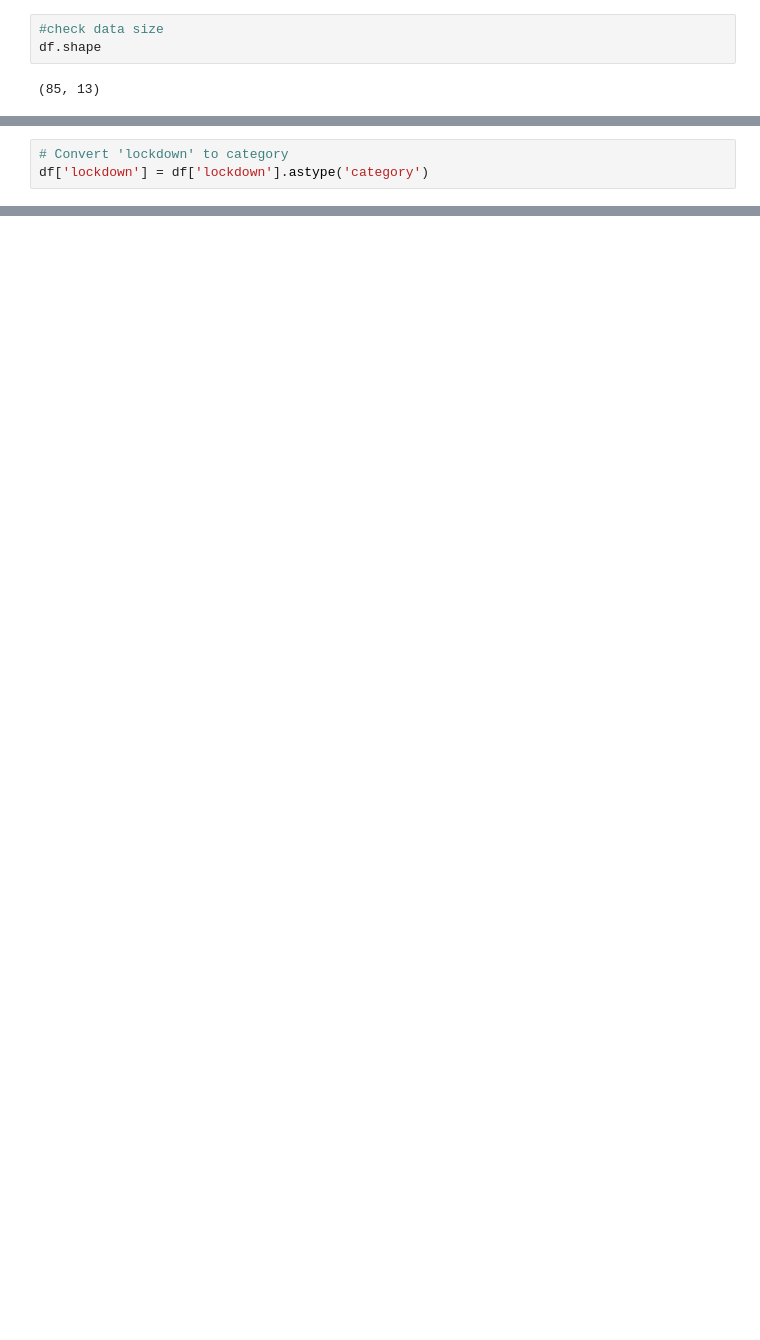
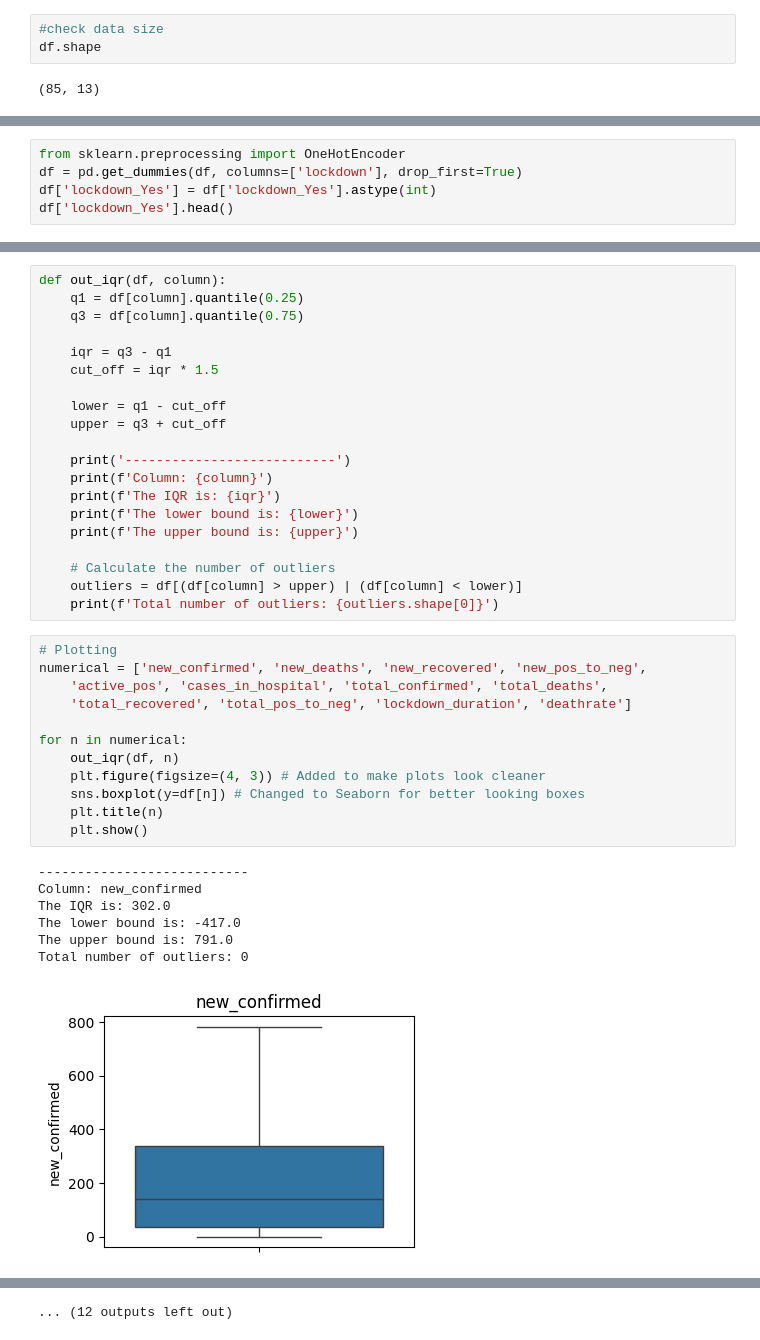
Before and after one commit to ammarnabilhussein/Egy-COVID-19-Analysis, a Jupyter notebook: EGY_COVID_19_Analysis.ipynb, the cells around one changed output, grey strips where cells are left out. Saved outputs shown, nothing was run; the diff lists cells and outputs as text; blank space fills up the shorter version.

```diff
--- a/EGY_COVID_19_Analysis.ipynb
+++ b/EGY_COVID_19_Analysis.ipynb
@@ -121,3 +125,0 @@ dtype: object
-# %%
-# Convert 'lockdown' to category
-df['lockdown'] = df['lockdown'].astype('category')
@@ -149,0 +176,5 @@ df.to_csv('Egy-COVID-19_Cleaned.csv', index=False)
+# %%
+from sklearn.preprocessing import OneHotEncoder
+df = pd.get_dummies(df, columns=['lockdown'], drop_first=True)
+df['lockdown_Yes'] = df['lockdown_Yes'].astype(int)
+df['lockdown_Yes'].head()
@@ -149,0 +247,40 @@ df.to_csv('Egy-COVID-19_Cleaned.csv', index=False)
+# %%
+def out_iqr(df, column):
+    q1 = df[column].quantile(0.25)
+    q3 = df[column].quantile(0.75)
+
+    iqr = q3 - q1
+    cut_off = iqr * 1.5
+
+    lower = q1 - cut_off
+    upper = q3 + cut_off
+
+    print('---------------------------')
+    print(f'Column: {column}')
+    print(f'The IQR is: {iqr}')
+    print(f'The lower bound is: {lower}')
+    print(f'The upper bound is: {upper}')
+
+    # Calculate the number of outliers
+    outliers = df[(df[column] > upper) | (df[column] < lower)]
+    print(f'Total number of outliers: {outliers.shape[0]}')
+# %%
+# Plotting
+numerical = ['new_confirmed', 'new_deaths', 'new_recovered', 'new_pos_to_neg',
+    'active_pos', 'cases_in_hospital', 'total_confirmed', 'total_deaths',
+    'total_recovered', 'total_pos_to_neg', 'lockdown_duration', 'deathrate']
+
+for n in numerical:
+    out_iqr(df, n)
+    plt.figure(figsize=(4, 3)) # Added to make plots look cleaner
+    sns.boxplot(y=df[n]) # Changed to Seaborn for better looking boxes
+    plt.title(n)
+    plt.show()
+# %% [output]
+---------------------------
+Column: new_confirmed
+The IQR is: 302.0
+The lower bound is: -417.0
+The upper bound is: 791.0
+Total number of outliers: 0
+[figure, added]
@@ -149,0 +322 @@ df.to_csv('Egy-COVID-19_Cleaned.csv', index=False)
+... (12 outputs left out)
```
Also changed, not shown: parts of 56 cells of this notebook, 2 other files.
